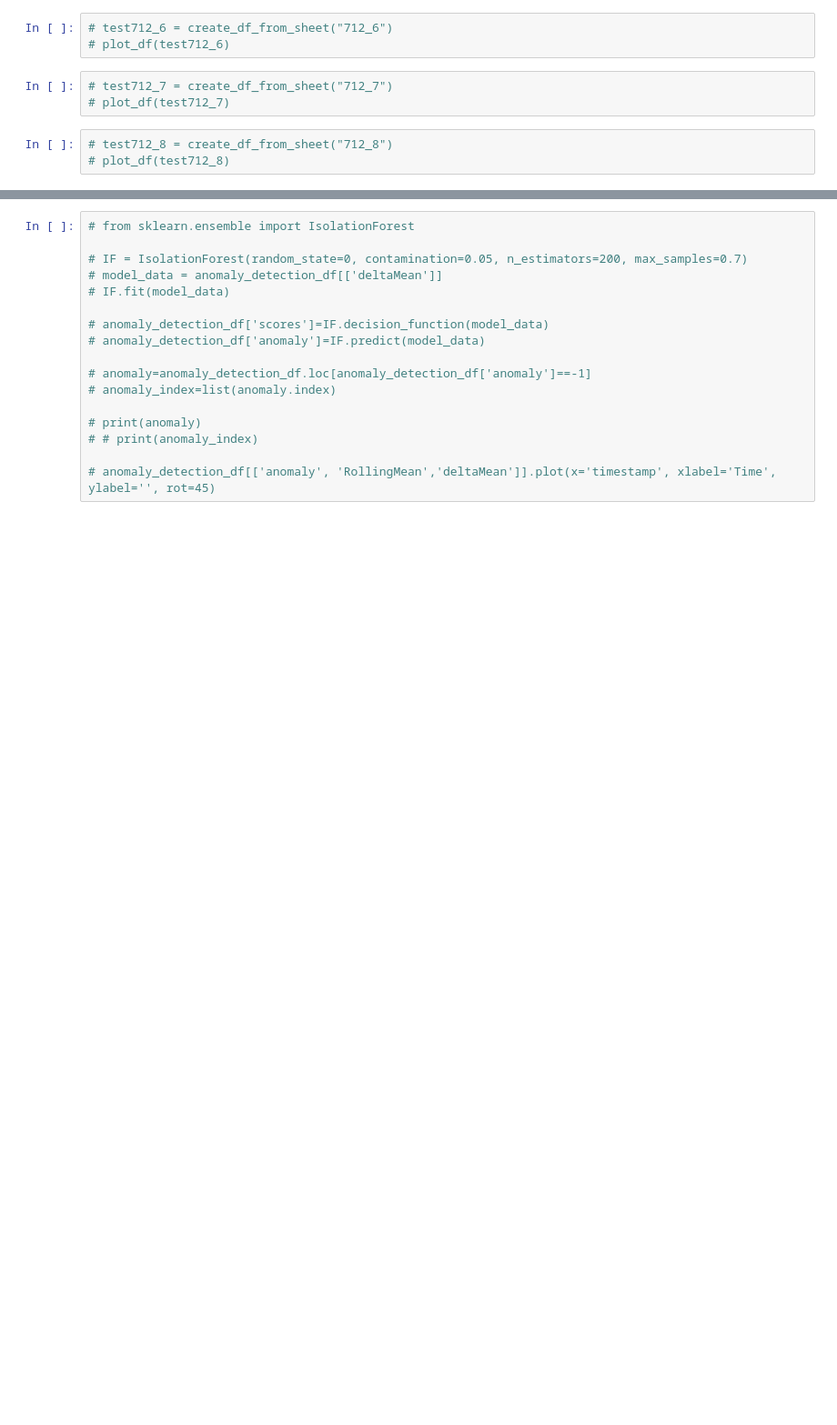
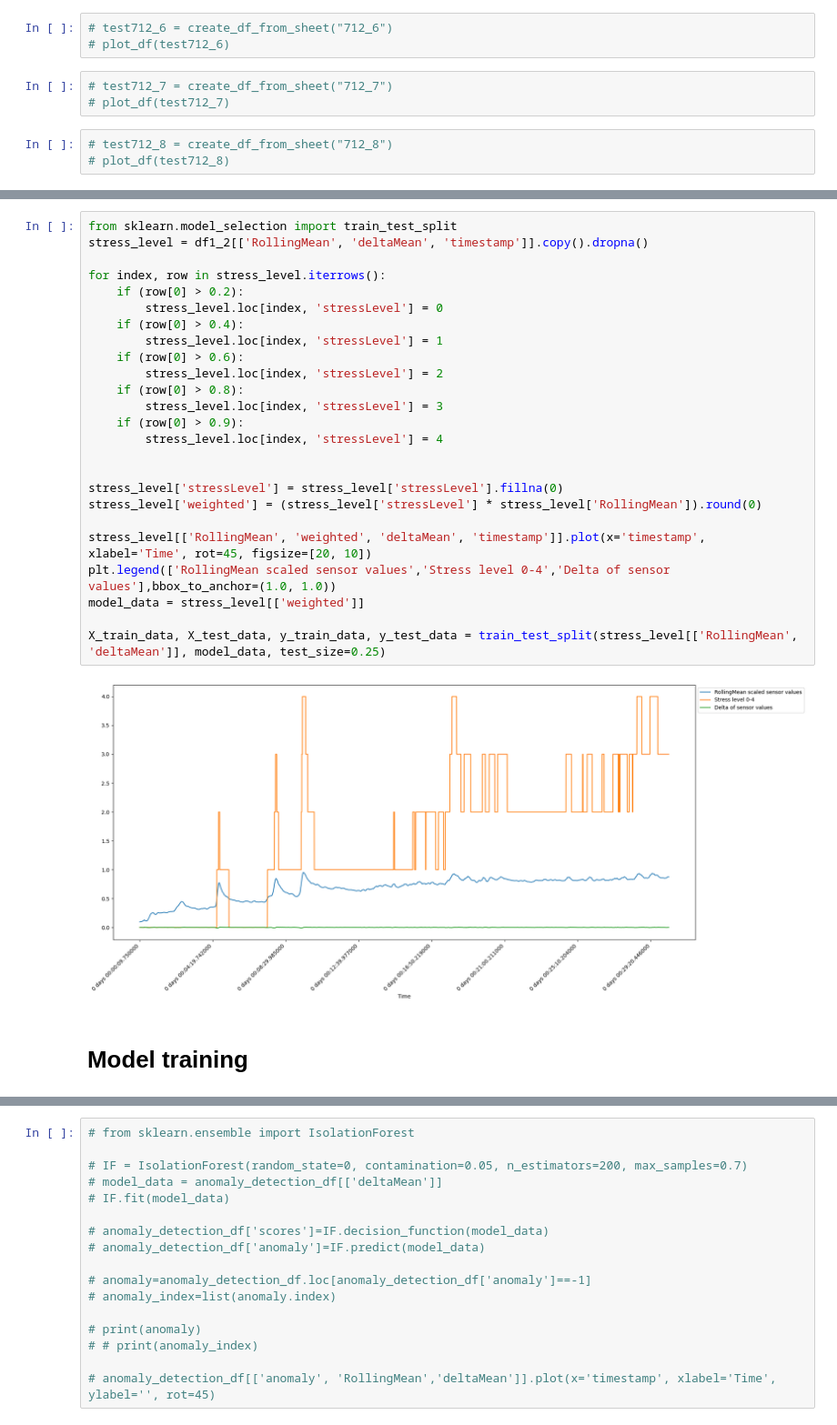
Before and after one commit to Inn0/STP1StressVisualisation, a Jupyter notebook: StressThreshold.ipynb, the cells around one changed output, grey strips where cells are left out. Shown at 91% size. Saved outputs shown, nothing was run; the diff lists cells and outputs as text; blank space fills up the shorter version.

```diff
--- a/StressThreshold.ipynb
+++ b/StressThreshold.ipynb
@@ -147,0 +145,29 @@ anomaly_detection_df
+# %%
+from sklearn.model_selection import train_test_split
+stress_level = df1_2[['RollingMean', 'deltaMean', 'timestamp']].copy().dropna()
+
+for index, row in stress_level.iterrows():
+    if (row[0] > 0.2):
+        stress_level.loc[index, 'stressLevel'] = 0
+    if (row[0] > 0.4):
+        stress_level.loc[index, 'stressLevel'] = 1
+    if (row[0] > 0.6):
+        stress_level.loc[index, 'stressLevel'] = 2
+    if (row[0] > 0.8):
+        stress_level.loc[index, 'stressLevel'] = 3
+    if (row[0] > 0.9):
+        stress_level.loc[index, 'stressLevel'] = 4
+
+
+stress_level['stressLevel'] = stress_level['stressLevel'].fillna(0)
+stress_level['weighted'] = (stress_level['stressLevel'] * stress_level['RollingMean']).round(0)
+
+stress_level[['RollingMean', 'weighted', 'deltaMean', 'timestamp']].plot(x='timestamp', xlabel='Time', rot=45, figsize=[20, 10])
+plt.legend(['RollingMean scaled sensor values','Stress level 0-4','Delta of sensor values'],bbox_to_anchor=(1.0, 1.0))
+model_data = stress_level[['weighted']]
+
+X_train_data, X_test_data, y_train_data, y_test_data = train_test_split(stress_level[['RollingMean', 'deltaMean']], model_data, test_size=0.25)
+# %% [output]
+[figure, added]
+# %% [markdown]
+# Model training
```
Also changed, not shown: parts of 28 cells of this notebook.
